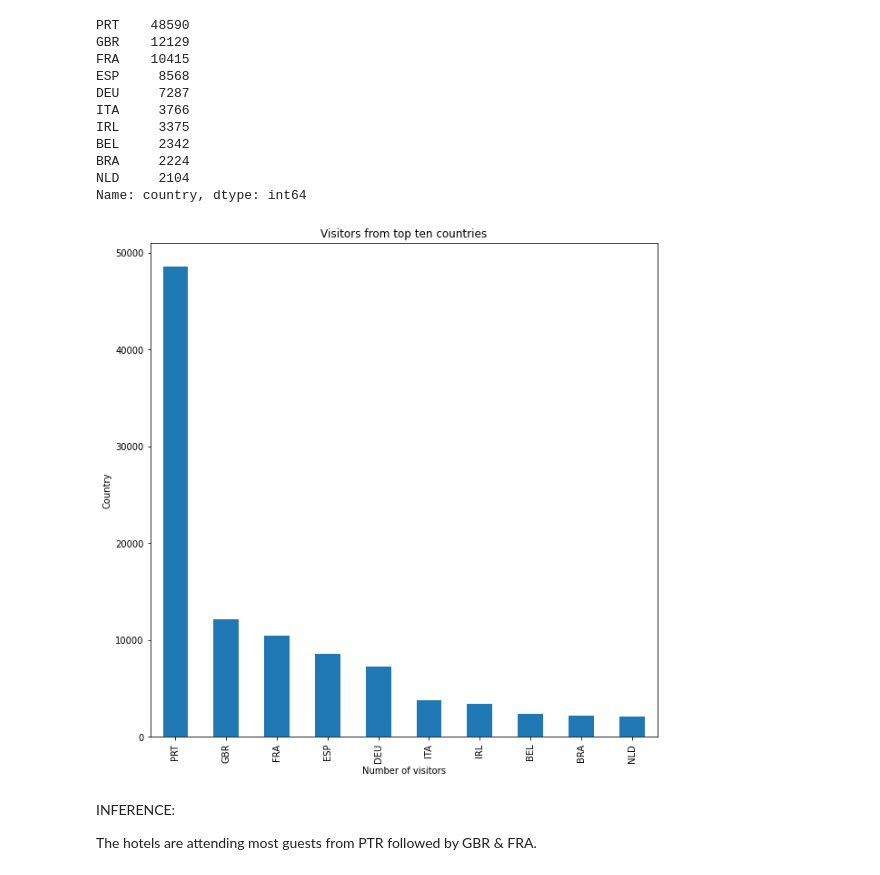
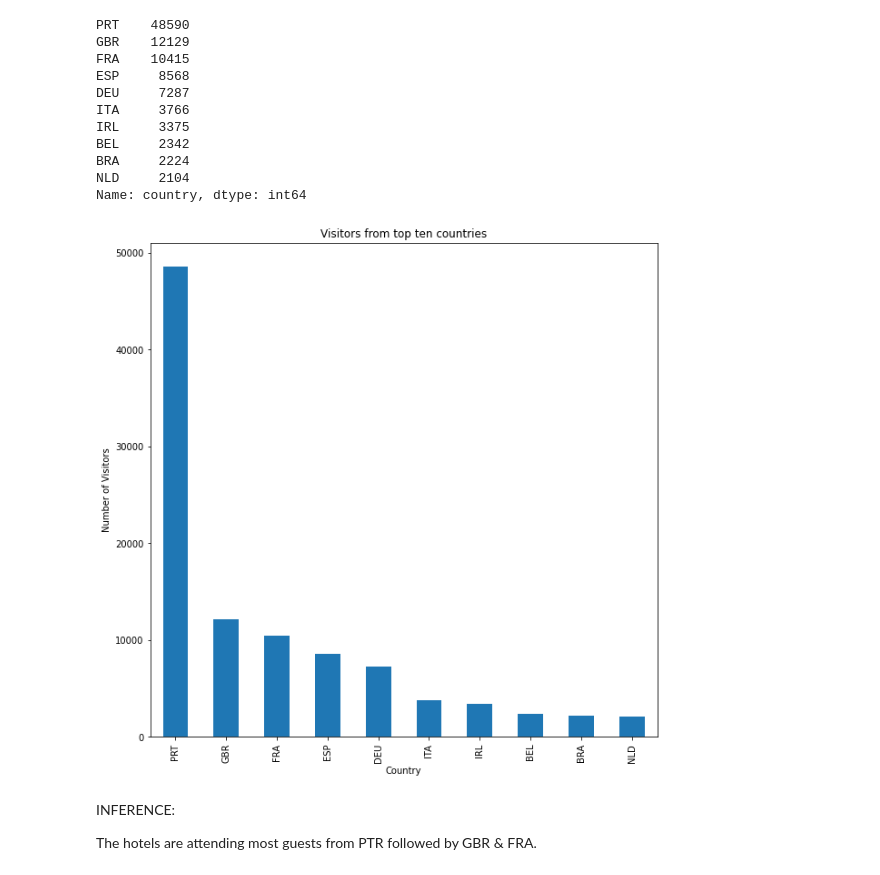
Before and after one commit to Shyam-S-Mishra/EDA-Hotel-Booking-Capstone-Project, a Jupyter notebook: Shyam_Shubham_Mishra_Hotel_Booking_Analysis_Capstone_Project.ipynb, the cells around one changed output. Drawn from its saved outputs; the diff is of its cells as text; code cells hidden in the pictures.

```diff
--- a/Shyam_Shubham_Mishra_Hotel_Booking_Analysis_Capstone_Project.ipynb
+++ b/Shyam_Shubham_Mishra_Hotel_Booking_Analysis_Capstone_Project.ipynb
@@ -188,17 +188,17 @@ Name: country, dtype: int64
 # %%
 # Creating a bar plot to visualize visitors from top ten countries
 
 top_ten_countries_customers.plot(kind = 'bar')
 
 plt.title('Visitors from top ten countries')
-plt.ylabel('Country')
-plt.xlabel('Number of visitors')
+plt.ylabel('Number of Visitors')
+plt.xlabel('Country')
 
 # Fixing the size of the plot
 
 plt.rcParams['figure.figsize'] = (10,10)
 # %% [output]
-[figure, old version]
+[figure, new version]
 # %% [markdown]
 INFERENCE:
 
```
Also changed, not shown: parts of 2 cells of this notebook.
